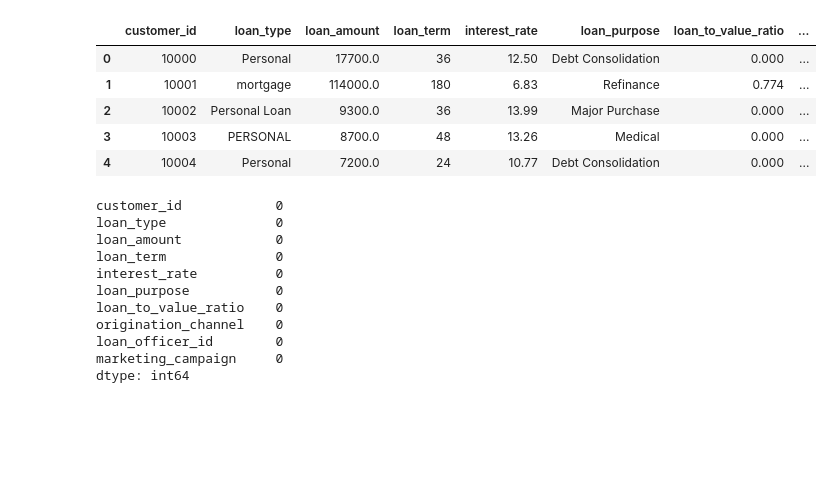
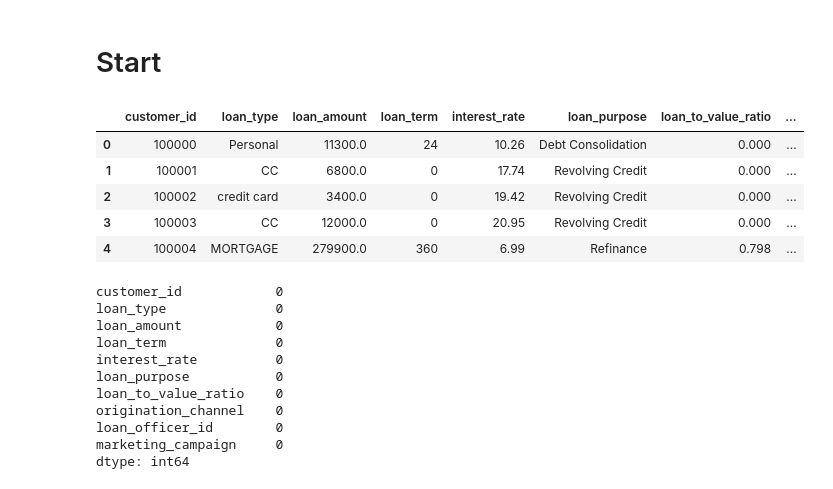
Before and after one commit to ZokirovMuhammadjafar/credit_scoring_challenge, a Jupyter notebook: src/cleaning_data_and_merge.ipynb, the cells around one changed output. Cells and saved outputs as stored; diff of their text form; code cells hidden in the pictures; blank space fills up the shorter version.

Commit message:
add test folder

```diff
--- a/src/cleaning_data_and_merge.ipynb
+++ b/src/cleaning_data_and_merge.ipynb
@@ -1,16 +1,29 @@
+# %% [markdown]
+# Start
+# %%
+source_folder = "../test/"
+
+loan_details_file = f"{source_folder}loan_details.xlsx"
+geo_file = f"{source_folder}geographic_data.xml"
+financial_file = f"{source_folder}financial_data.jsonl"
+demographic_file = f"{source_folder}demographics.csv"
+history_file = f"{source_folder}credit_history.parquet"
+app_file = f"{source_folder}application_metadata.csv"
+
+output_file = "../results.csv"
 # %%
 import pandas as pd
 # %%
-loan_details=pd.read_excel("../data/loan_details.xlsx")
+loan_details=pd.read_excel(loan_details_file)
 loan_details['loan_amount']=loan_details['loan_amount'].replace('[\$,]', '', regex=True).astype(float)
 loan_details.head()
 # %% [output]
 |  | customer_id | loan_type | loan_amount | loan_term | interest_rate | loan_purpose | loan_to_value_ratio | ... |
-| 0 | 10000 | Personal | 17700.0 | 36 | 12.50 | Debt Consolidation | 0.000 | ... |
-| 1 | 10001 | mortgage | 114000.0 | 180 | 6.83 | Refinance | 0.774 | ... |
-| 2 | 10002 | Personal Loan | 9300.0 | 36 | 13.99 | Major Purchase | 0.000 | ... |
-| 3 | 10003 | PERSONAL | 8700.0 | 48 | 13.26 | Medical | 0.000 | ... |
-| 4 | 10004 | Personal | 7200.0 | 24 | 10.77 | Debt Consolidation | 0.000 | ... |
+| 0 | 100000 | Personal | 11300.0 | 24 | 10.26 | Debt Consolidation | 0.000 | ... |
+| 1 | 100001 | CC | 6800.0 | 0 | 17.74 | Revolving Credit | 0.000 | ... |
+| 2 | 100002 | credit card | 3400.0 | 0 | 19.42 | Revolving Credit | 0.000 | ... |
+| 3 | 100003 | CC | 12000.0 | 0 | 20.95 | Revolving Credit | 0.000 | ... |
+| 4 | 100004 | MORTGAGE | 279900.0 | 360 | 6.99 | Refinance | 0.798 | ... |
 # %%
 loan_details.isna().sum()
 # %% [output]
```
Also changed, not shown: parts of 5 cells of this notebook, 2 other files.
